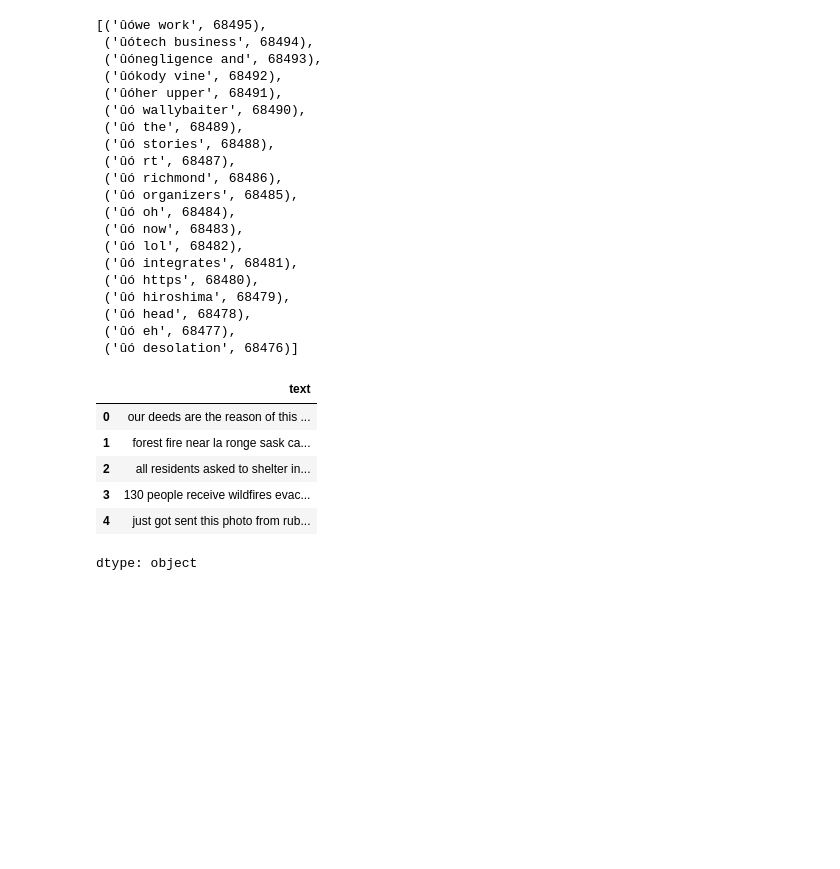
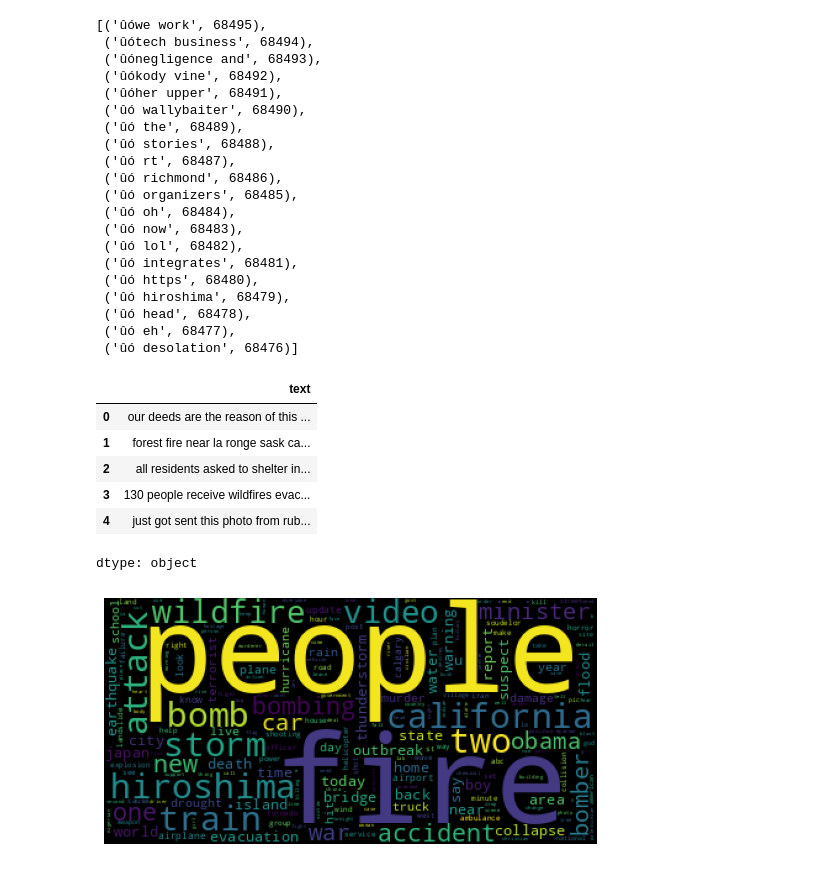
Before and after one commit to bbhargava/Bert_Basic_Movie_review, a Jupyter notebook: Disaster_Tweet_Classification.ipynb, the cells around one changed output. Saved outputs shown, nothing was run; the diff lists cells and outputs as text; code cells hidden in the pictures; blank space fills up the shorter version.

```diff
--- a/Disaster_Tweet_Classification.ipynb
+++ b/Disaster_Tweet_Classification.ipynb
@@ -226,3 +226,12 @@ tweet.head()['text']
 | 3 | 130 people receive wildfires evac... |
 | 4 | just got sent this photo from rub... |
 dtype: object
+# %%
+real = kgp.get_word_freqs(tweet[tweet['target']==1], 'text')
+real = ' '.join(real.index)
+wordcloud = WordCloud(max_font_size=100).generate(real)
+plt.imshow(wordcloud)
+plt.axis('off')
+plt.show()
+# %% [output]
+[figure, added]
```
Also changed, not shown: parts of 9 cells of this notebook.
